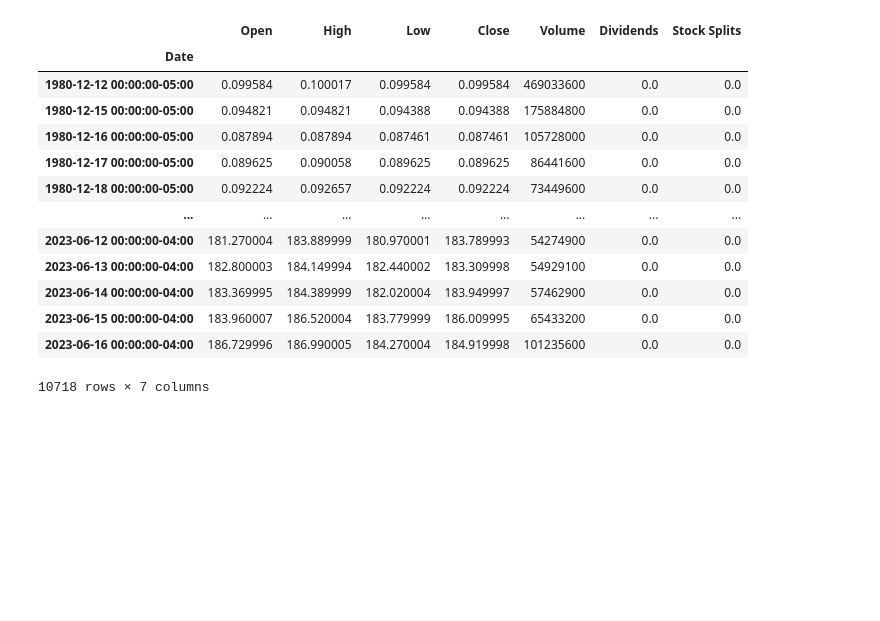
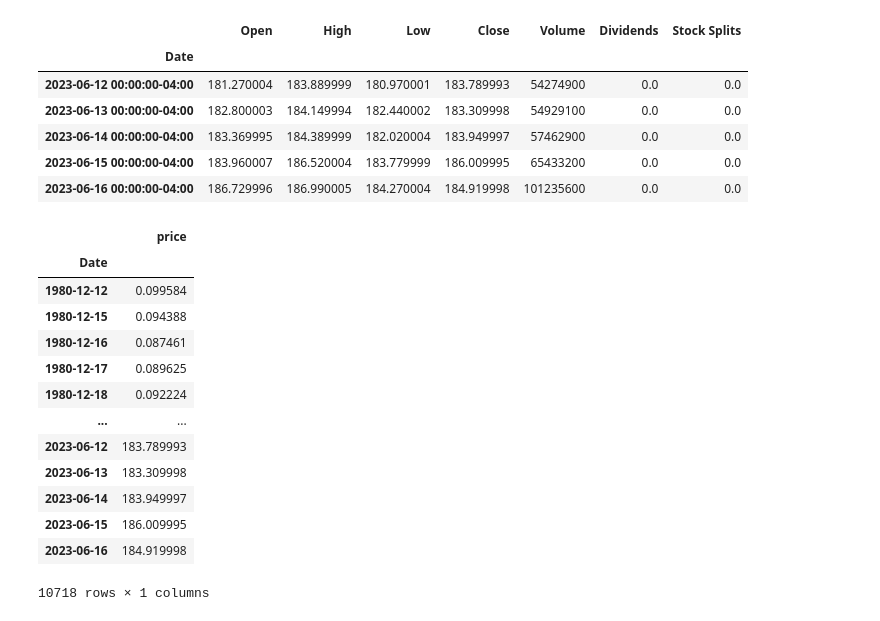
Before and after one commit to ahn283/projects, a Jupyter notebook: stock/test_apple.ipynb, the cells around one changed output. Saved outputs shown, nothing was run; the diff lists cells and outputs as text; code cells hidden in the pictures; blank space fills up the shorter version.

Commit message:
apple stock analysis

```diff
--- a/stock/test_apple.ipynb
+++ b/stock/test_apple.ipynb
@@ -12,20 +12,32 @@ ImportError: dlopen(/Users/woojin/.local/lib/python3.10/site-packages/pandas/_li
 # %%
 # get Apple stock data
 apple = yf.Ticker("AAPL")
 apple_df = apple.history(period="max")
-apple_df
+apple_df.tail()
 # %% [output]
 |  | Open | High | Low | Close | Volume | Dividends | Stock Splits |
 | Date |  |  |  |  |  |  |  |
-| 1980-12-12 00:00:00-05:00 | 0.099584 | 0.100017 | 0.099584 | 0.099584 | 469033600 | 0.0 | 0.0 |
-| 1980-12-15 00:00:00-05:00 | 0.094821 | 0.094821 | 0.094388 | 0.094388 | 175884800 | 0.0 | 0.0 |
-| 1980-12-16 00:00:00-05:00 | 0.087894 | 0.087894 | 0.087461 | 0.087461 | 105728000 | 0.0 | 0.0 |
-| 1980-12-17 00:00:00-05:00 | 0.089625 | 0.090058 | 0.089625 | 0.089625 | 86441600 | 0.0 | 0.0 |
-| 1980-12-18 00:00:00-05:00 | 0.092224 | 0.092657 | 0.092224 | 0.092224 | 73449600 | 0.0 | 0.0 |
-| ... | ... | ... | ... | ... | ... | ... | ... |
 | 2023-06-12 00:00:00-04:00 | 181.270004 | 183.889999 | 180.970001 | 183.789993 | 54274900 | 0.0 | 0.0 |
 | 2023-06-13 00:00:00-04:00 | 182.800003 | 184.149994 | 182.440002 | 183.309998 | 54929100 | 0.0 | 0.0 |
 | 2023-06-14 00:00:00-04:00 | 183.369995 | 184.389999 | 182.020004 | 183.949997 | 57462900 | 0.0 | 0.0 |
 | 2023-06-15 00:00:00-04:00 | 183.960007 | 186.520004 | 183.779999 | 186.009995 | 65433200 | 0.0 | 0.0 |
 | 2023-06-16 00:00:00-04:00 | 186.729996 | 186.990005 | 184.270004 | 184.919998 | 101235600 | 0.0 | 0.0 |
-10718 rows × 7 columns
+# %%
+apple_df.index = pd.to_datetime(apple_df.index).strftime('%Y-%m-%d')
+df_apple['price'] = apple_df['Close']
+df_apple
+# %% [output]
+|  | price |
+| Date |  |
+| 1980-12-12 | 0.099584 |
+| 1980-12-15 | 0.094388 |
+| 1980-12-16 | 0.087461 |
+| 1980-12-17 | 0.089625 |
+| 1980-12-18 | 0.092224 |
+| ... | ... |
+| 2023-06-12 | 183.789993 |
+| 2023-06-13 | 183.309998 |
+| 2023-06-14 | 183.949997 |
+| 2023-06-15 | 186.009995 |
+| 2023-06-16 | 184.919998 |
+10718 rows × 1 columns
```
Also changed, not shown: parts of 5 cells of this notebook, 7 other files.
